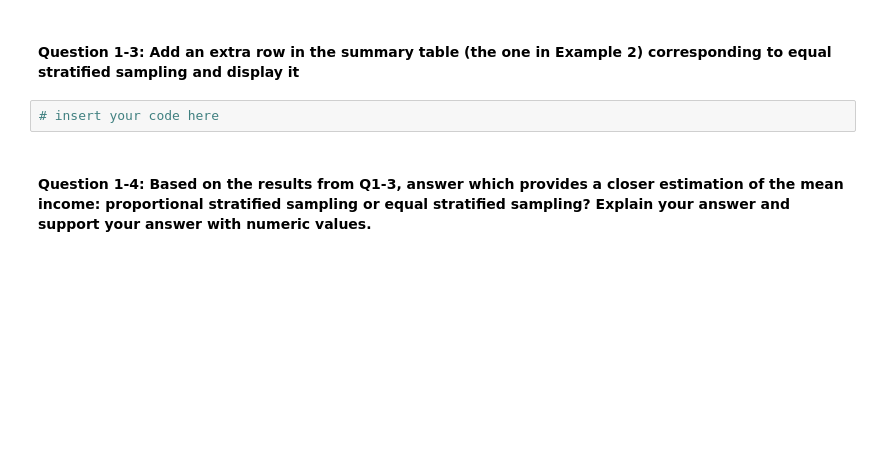
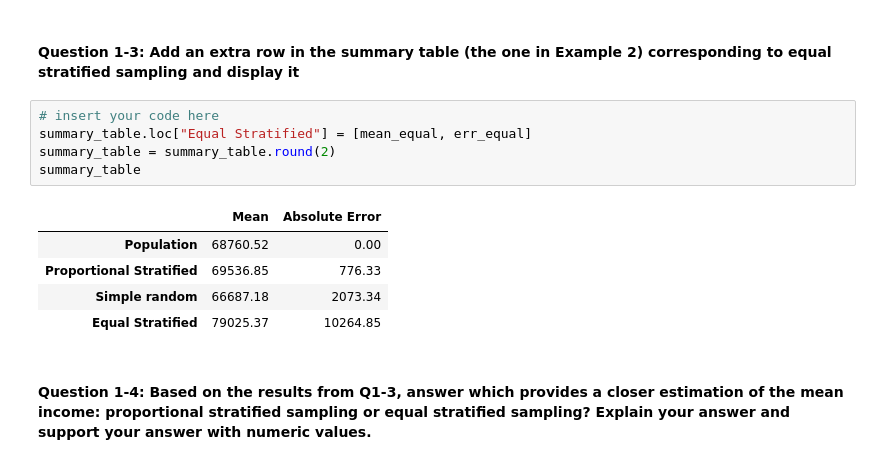
Before and after one commit to chikooooo/Statistics, a Jupyter notebook: Lab 4/TP4_Sampling_and_Bootstrapping.ipynb, the cells around one changed output. Cells and saved outputs as stored; diff of their text form; blank space fills up the shorter version.

```diff
--- a/Lab 4/TP4_Sampling_and_Bootstrapping.ipynb
+++ b/Lab 4/TP4_Sampling_and_Bootstrapping.ipynb
@@ -974,6 +1014,15 @@ Note: for the remainder sample, you can take it from any group.
 #### Question 1-3: Add an extra row in the summary table (the one in Example 2) corresponding to equal stratified sampling and display it
 # %%
 # insert your code here
+summary_table.loc["Equal Stratified"] = [mean_equal, err_equal]
+summary_table = summary_table.round(2)
+summary_table
+# %% [output]
+|  | Mean | Absolute Error |
+| Population | 68760.52 | 0.00 |
+| Proportional Stratified | 69536.85 | 776.33 |
+| Simple random | 66687.18 | 2073.34 |
+| Equal Stratified | 79025.37 | 10264.85 |
 # %% [markdown]
 #### Question 1-4: Based on the results from Q1-3, answer which provides a closer estimation of the mean income: proportional stratified sampling or equal stratified sampling? Explain your answer and support your answer with numeric values.
 # %% [markdown]
```
Also changed, not shown: parts of 3 cells of this notebook.
